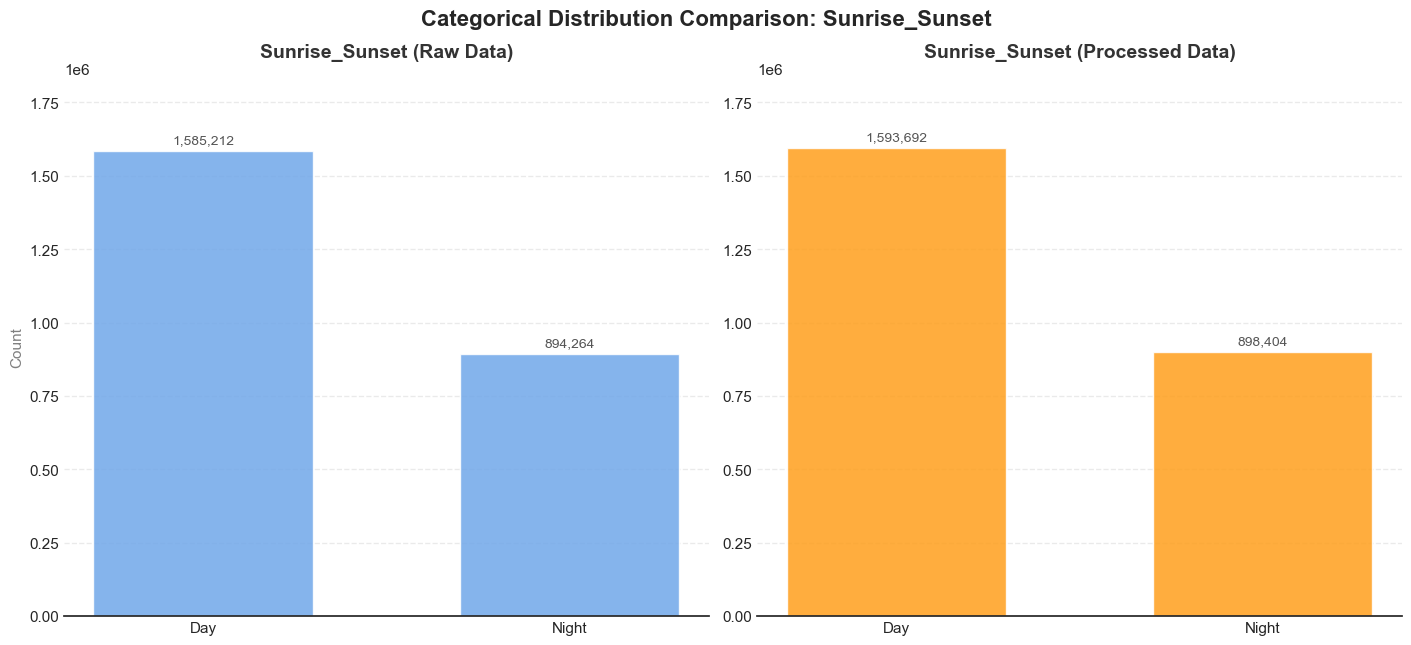
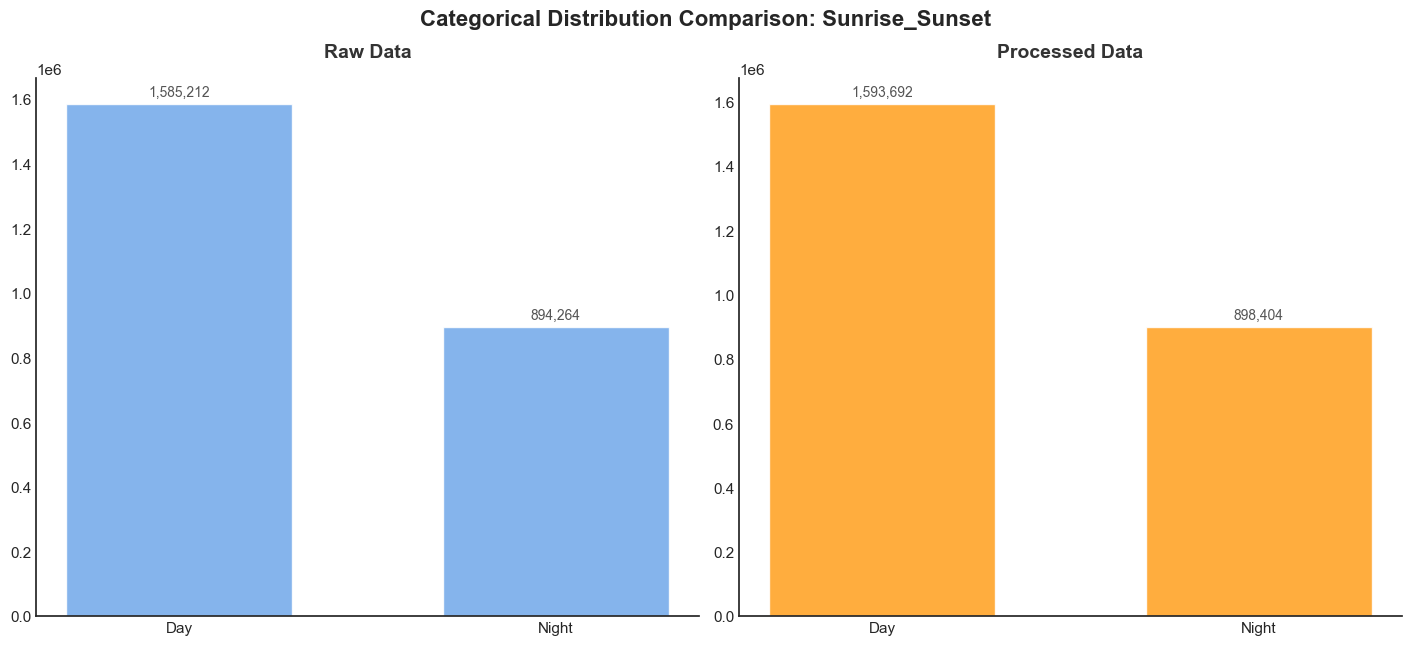
The notebook cell's code change between the first figure and the second:
--- before
+++ after
@@ -32,18 +32,11 @@
         bars = ax.bar(x_labels, counts, color=color, alpha=0.85, width=0.6)
 
-        ax.set_title(f'{column} ({suffix})', fontsize=14, color='#333333', loc='center', pad=15, fontweight='bold')
+        ax.set_title(f'{suffix}', fontsize=14, color='#333333', loc='center', pad=15, fontweight='bold')
         
         ax.set_xlabel('') 
-        if ax == axes[0]:
-            ax.set_ylabel('Count', fontsize=11, color='gray')
-        else:
-            ax.set_ylabel('') 
 
-        ax.set_ylim(0, ylim_max)
-
-        ax.grid(axis='y', linestyle='--', alpha=0.4)
         ax.set_axisbelow(True) 
 
-        sns.despine(ax=ax, left=True) 
+        sns.despine(ax=ax, left=False, right=True, top=True, bottom=False)
 
         ax.tick_params(axis='y', length=0)

Commit: update all plots